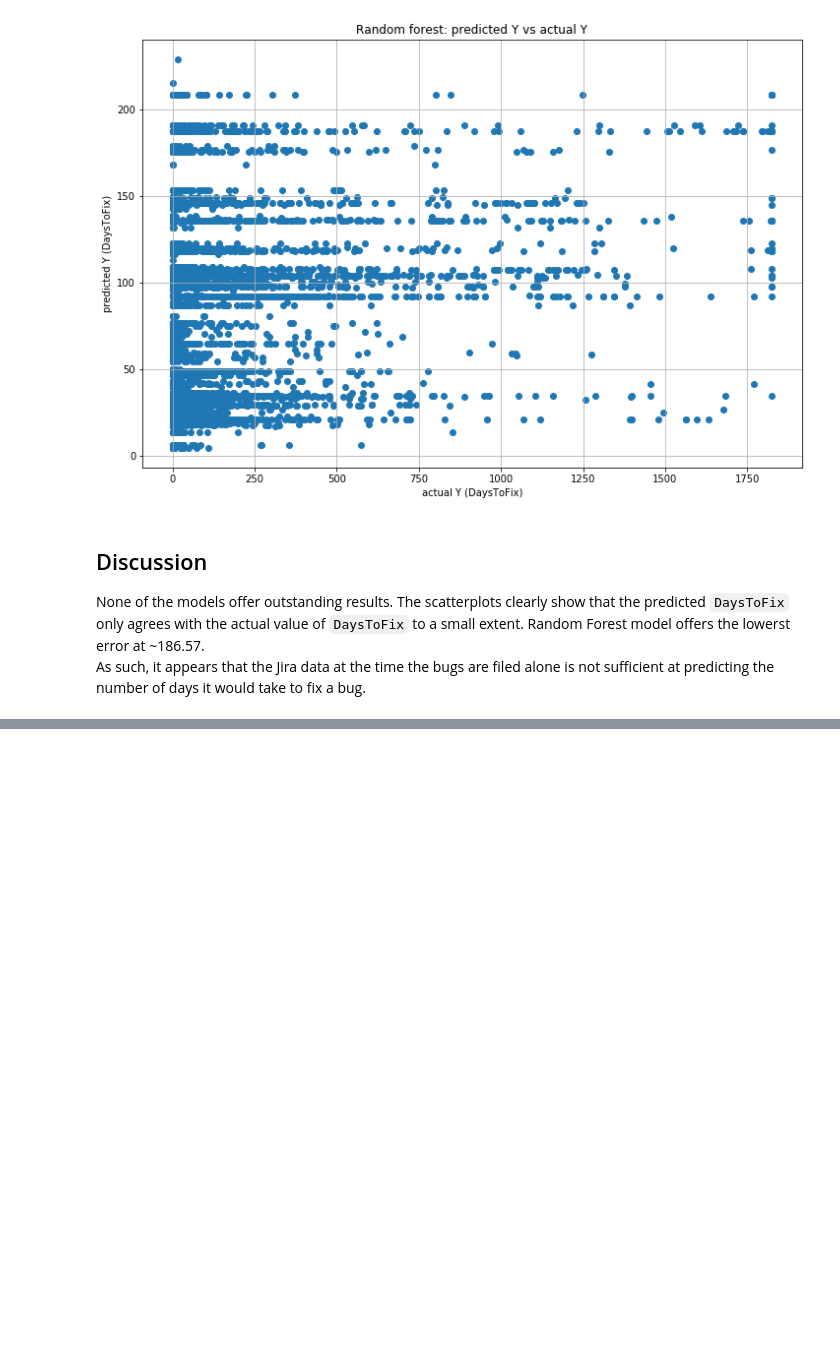
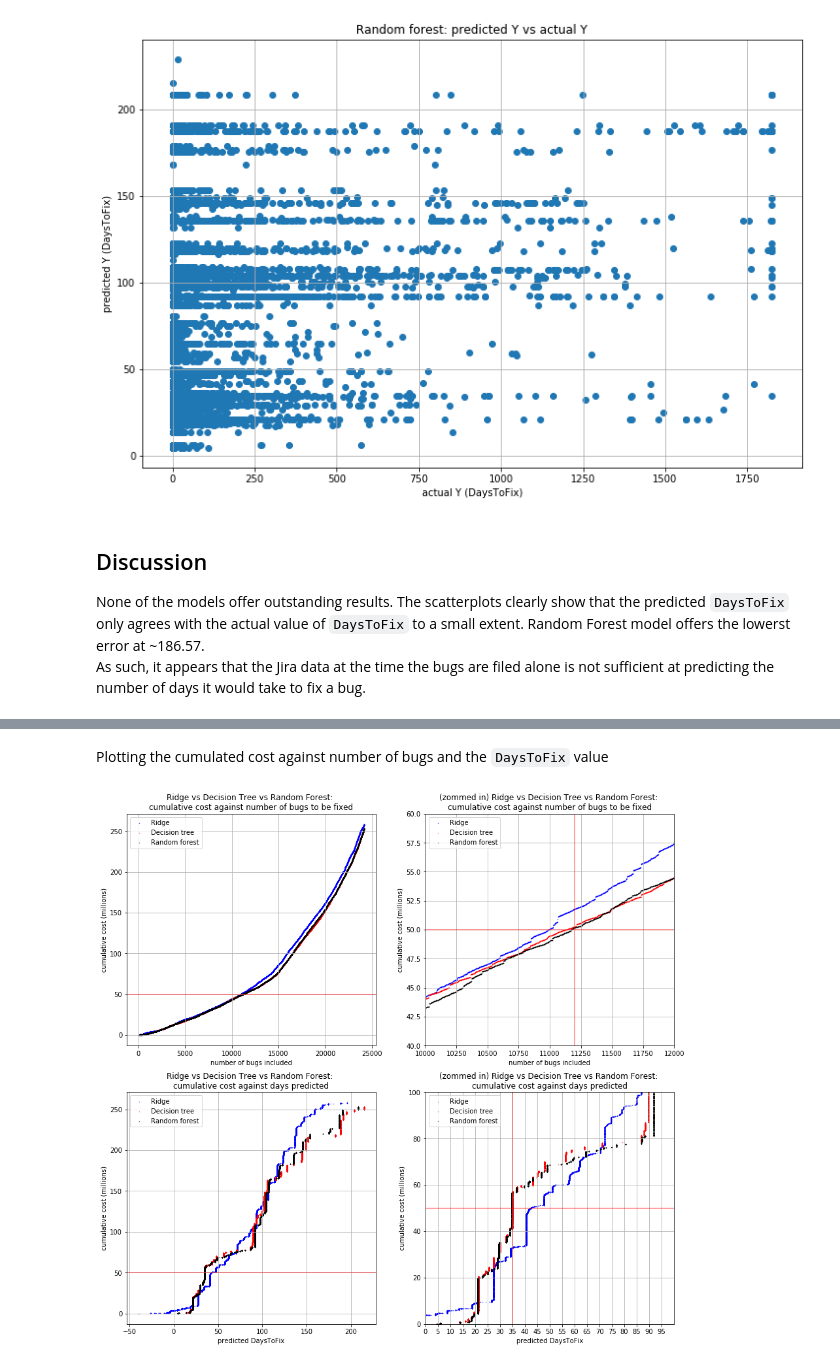
Before and after one commit to winnawat/bugfixtime, a Jupyter notebook: bugfixtime.ipynb, the cells around one changed output, grey strips where cells are left out. Drawn from its saved outputs; the diff is of its cells as text; code cells hidden in the pictures; blank space fills up the shorter version.

```diff
--- a/bugfixtime.ipynb
+++ b/bugfixtime.ipynb
@@ -884,0 +956,64 @@ There are 4 possible ways to approach this problem
+# %% [markdown]
+Plotting the cumulated cost against number of bugs and the `DaysToFix` value
+# %%
+fig = plt.figure(figsize=(15, 30))
+
+ax1 = fig.add_subplot(421)
+ax1.scatter(np.arange(1, len(ridge_y_pred_sorted)+1), ridge_error_array_cumm, s=0.1, c='b', label='Ridge')
+ax1.scatter(np.arange(1, len(dtree_y_pred_sorted)+1), dtree_error_array_cumm, s=0.1, c='r', label='Decision tree')
+ax1.scatter(np.arange(1, len(rf_y_pred_sorted)+1), rf_error_array_cumm, s=0.1, c='black', label='Random forest')
+ax1.axhline(50, c='r', alpha=0.5)
+ax1.ticklabel_format(style='plain')
+ax1.title.set_text("Ridge vs Decision Tree vs Random Forest: \ncumulative cost against number of bugs to be fixed")
+ax1.set_ylabel("cumulative cost (millions)")
+ax1.set_xlabel("number of bugs included")
+ax1.legend(loc='upper left')
+ax1.grid()
+
+ax2 = fig.add_subplot(422)
+ax2.scatter(np.arange(1, len(ridge_y_pred_sorted)+1), ridge_error_array_cumm, s=0.1, c='b', label='Ridge')
+ax2.scatter(np.arange(1, len(dtree_y_pred_sorted)+1), dtree_error_array_cumm, s=0.1, c='r', label='Decision tree')
+ax2.scatter(np.arange(1, len(rf_y_pred_sorted)+1), rf_error_array_cumm, s=0.1, c='black', label='Random forest')
+ax2.axhline(50, c='r', alpha=0.5)
+ax2.axvline(11200, c='r', alpha=0.5)
+ax2.ticklabel_format(style='plain')
+ax2.title.set_text("(zommed in) Ridge vs Decision Tree vs Random Forest: \ncumulative cost against number of bugs to be fixed")
+ax2.set_ylabel("cumulative cost (millions)")
+ax2.set_xlabel("number of bugs included")
+ax2.legend(loc='upper left')
+ax2.set_xlim([10000,12000])
+ax2.set_ylim([40,60])
+ax2.grid()
+
+ax3 = fig.add_subplot(423)
+ax3.scatter(ridge_y_pred_sorted, ridge_error_array_cumm, s=0.1, c='b', label='Ridge')
+ax3.scatter(dtree_y_pred_sorted, dtree_error_array_cumm, s=0.1, c='r', label='Decision tree')
+ax3.scatter(rf_y_pred_sorted, rf_error_array_cumm, s=0.1, c='black', label='Random forest')
+ax3.axhline(50, c='r', alpha=0.5)
+ax3.ticklabel_format(style='plain')
+ax3.title.set_text("Ridge vs Decision Tree vs Random Forest: \ncumulative cost against days predicted")
+ax3.set_ylabel("cumulative cost (millions)")
+ax3.set_xlabel("predicted DaysToFix")
+ax3.legend(loc='upper left')
+ax3.grid()
+
+ax4 = fig.add_subplot(424)
+ax4.scatter(ridge_y_pred_sorted, ridge_error_array_cumm, s=0.1, c='b', label='Ridge')
+ax4.scatter(dtree_y_pred_sorted, dtree_error_array_cumm, s=0.1, c='r', label='Decision tree')
+ax4.scatter(rf_y_pred_sorted, rf_error_array_cumm, s=0.1, c='black', label='Random forest')
+ax4.axhline(50, c='r', alpha=0.5)
+ax4.axvline(35, c='r', alpha=0.5)
+ax4.ticklabel_format(style='plain')
+ax4.title.set_text("(zommed in) Ridge vs Decision Tree vs Random Forest: \ncumulative cost against days predicted")
+ax4.set_ylabel("cumulative cost (millions)")
+ax4.set_xlabel("predicted DaysToFix")
+ax4.legend(loc='upper left')
+ax4.set_xticks(np.arange(0,100,5))
+ax4.set_xlim([0,100])
+ax4.set_ylim([0,100])
+ax4.grid()
+
+plt.savefig("limited-budget-plot")
+plt.show()
+# %% [output]
+[figure, added]
```
Also changed, not shown: parts of 8 cells of this notebook, 1 other file.
